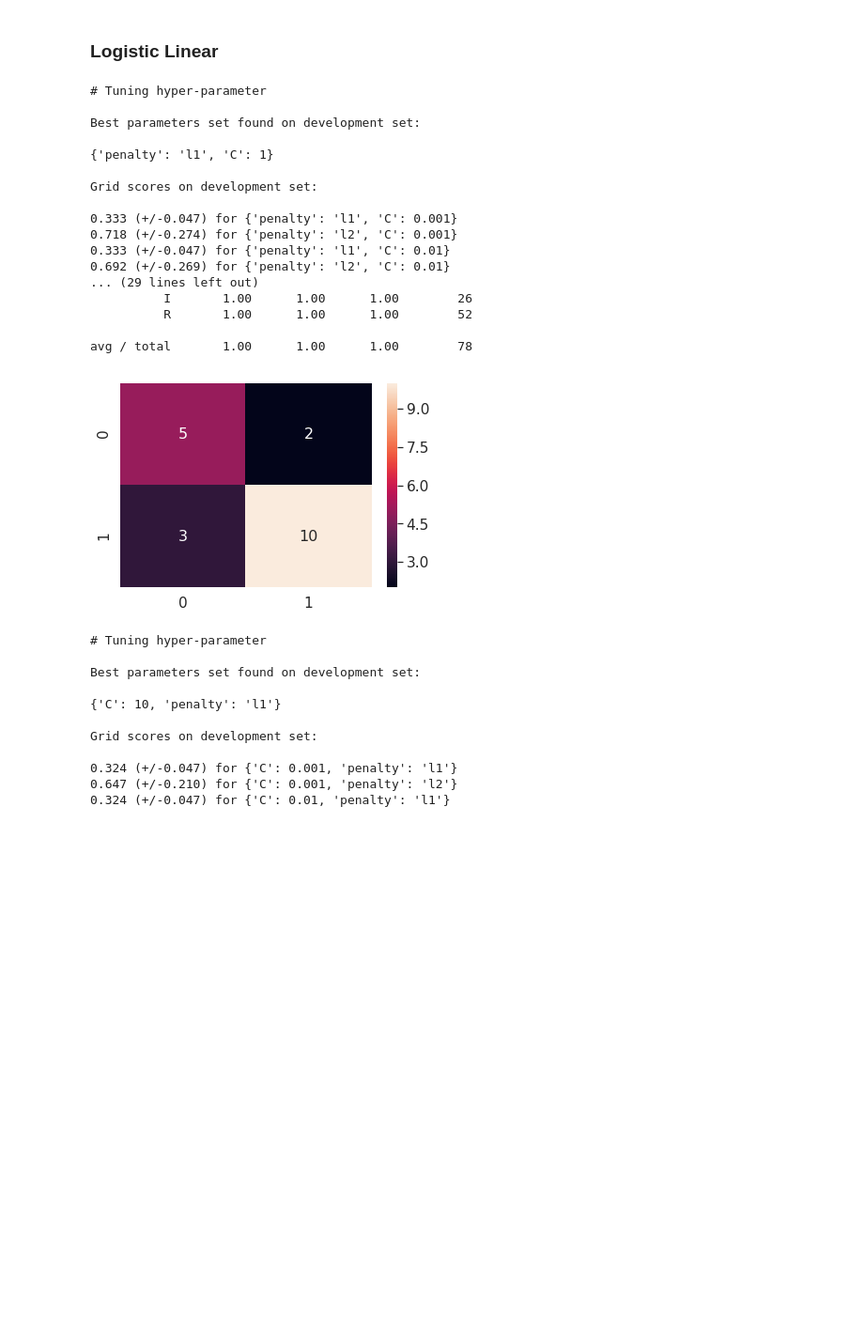
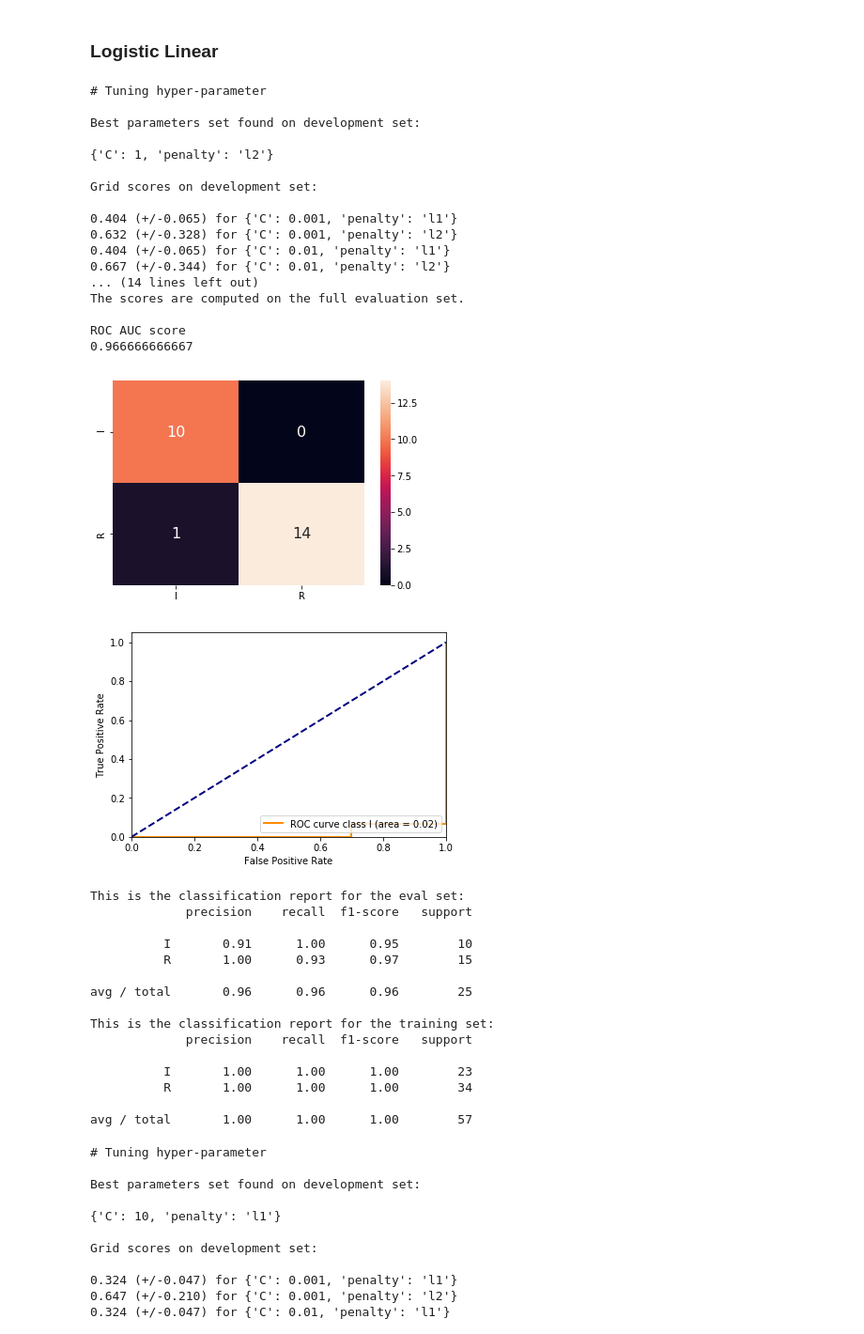
Before and after one commit to jatron/crmo-diagnosis-using-mri, a Jupyter notebook: inception/Inception CNN retraining.ipynb, the cells around one changed output. Shown: that part at 94% size. Drawn from its saved outputs; the diff is of its cells as text; code cells hidden in the pictures; blank space fills up the shorter version.

```diff
--- a/inception/Inception CNN retraining.ipynb
+++ b/inception/Inception CNN retraining.ipynb
@@ -29,8 +29,11 @@ def load_data(pickle_file):
     # Split the data into training set and test set.
     # DONT look at what is in the test set
     test_patient_ids = ['2','32','24','24b','6','7', '41']
-    test_data = data.loc[test_patient_ids]
-    train_data = data.loc[data.index.difference(test_patient_ids)]
+    test_patient_keys = ['6/10-23-14/11-16-17','7/4-10-12/5-28-15','2/12-11-12/12-17-13',
+                          '24/3-11-14/8-14-14','24b/3-11-14/8-14-14','32/12-17-15/1-5-17',
+                          '41/1-25-11/8-7-12']
+    test_data = data.loc[test_patient_keys]
+    train_data = data.loc[data.index.difference(test_patient_keys)]
     return train_data, test_data
 # %%
 train_inception_concat, test_inception_concat = load_data('data_inception_cnn.pkl')
@@ -444,27 +604,43 @@ def train_logistic(X,y, multiclass, cv=LeavePOut(3), test_size=0.3):
     return lr
 # %%
 # AFTER STRATIFY
-lr = train_logistic(X_reduced_aug, y_reduced_aug, False, cv=7, test_size=0.2)
+lr = train_logistic(X_reduced_aug, y_reduced_aug, False, cv=7, test_size=0.3)
 pickle.dump(lr, open("lr_binary_reduced_model_aug.pkl", "wb") )
 # %% [output]
 # Tuning hyper-parameter
 
 Best parameters set found on development set:
 
-{'penalty': 'l1', 'C': 1}
+{'C': 1, 'penalty': 'l2'}
 
 Grid scores on development set:
 
-0.333 (+/-0.047) for {'penalty': 'l1', 'C': 0.001}
-0.718 (+/-0.274) for {'penalty': 'l2', 'C': 0.001}
-0.333 (+/-0.047) for {'penalty': 'l1', 'C': 0.01}
-0.692 (+/-0.269) for {'penalty': 'l2', 'C': 0.01}
-... (29 lines left out)
-          I       1.00      1.00      1.00        26
-          R       1.00      1.00      1.00        52
+0.404 (+/-0.065) for {'C': 0.001, 'penalty': 'l1'}
+0.632 (+/-0.328) for {'C': 0.001, 'penalty': 'l2'}
+0.404 (+/-0.065) for {'C': 0.01, 'penalty': 'l1'}
+0.667 (+/-0.344) for {'C': 0.01, 'penalty': 'l2'}
+... (14 lines left out)
+The scores are computed on the full evaluation set.
 
-avg / total       1.00      1.00      1.00        78
+ROC AUC score
+0.966666666667
-[figure, old version]
+[figure, new version]
+[figure, added]
+This is the classification report for the eval set:
+             precision    recall  f1-score   support
+
+          I       0.91      1.00      0.95        10
+          R       1.00      0.93      0.97        15
+
+avg / total       0.96      0.96      0.96        25
+
+This is the classification report for the training set:
+             precision    recall  f1-score   support
+
+          I       1.00      1.00      1.00        23
+          R       1.00      1.00      1.00        34
+
+avg / total       1.00      1.00      1.00        57
 # %%
 lr = train_logistic(X_reduced_aug, y_reduced_aug, False, 7)
 pickle.dump(lr, open("lr_binary_reduced_model_aug.pkl", "wb") )
```
Also changed, not shown: parts of 11 cells of this notebook, 6 other files.
